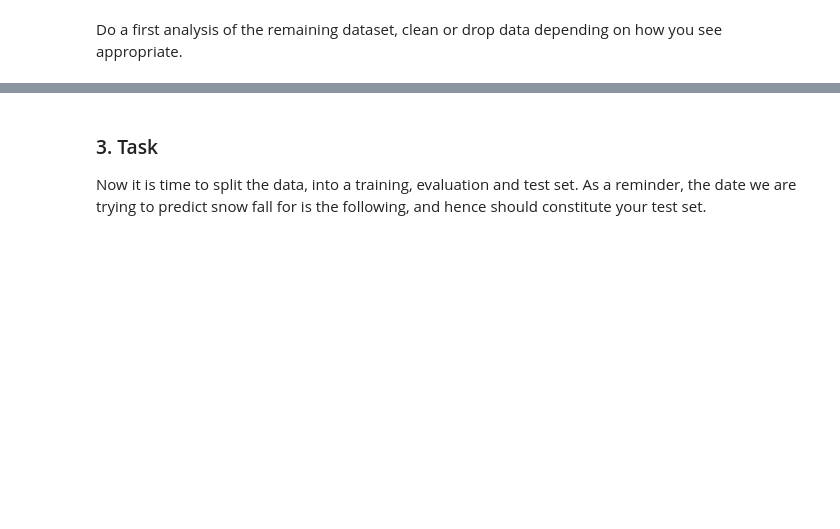
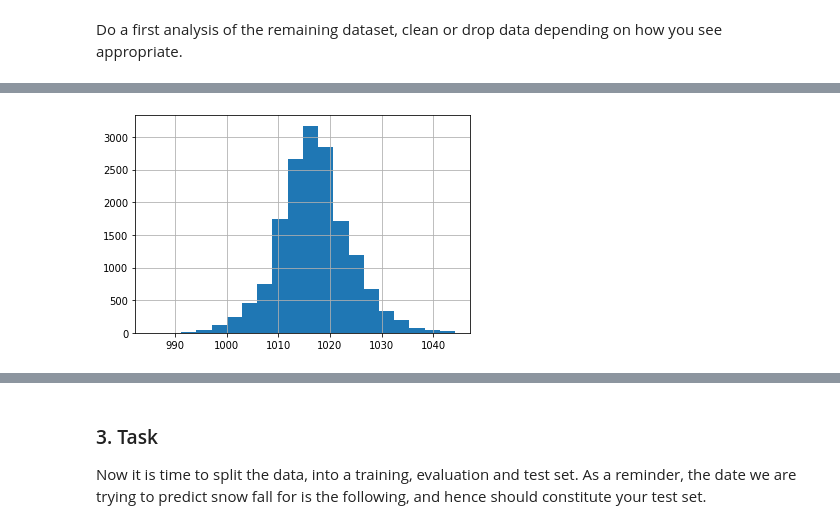
Before and after one commit to Nick-Z0/code-challenges, a Jupyter notebook: datascience/Coding Challenge.ipynb, the cells around one changed output, grey strips where cells are left out. Saved outputs shown, nothing was run; the diff lists cells and outputs as text; code cells hidden in the pictures; blank space fills up the shorter version.

```diff
--- a/datascience/Coding Challenge.ipynb
+++ b/datascience/Coding Challenge.ipynb
@@ -126,0 +282,3 @@ Do a first analysis of the remaining dataset, clean or drop data depending on ho
+# %%
+subset_df = subset_df.loc[:, ~subset_df.columns.str.contains('_samples')]
+subset_df = subset_df.loc[:, ~subset_df.columns.str.contains('_explicit')]
@@ -126,0 +287,5 @@ Do a first analysis of the remaining dataset, clean or drop data depending on ho
+# %%
+# Reindex on station_number and date to get continuous time series.
+data_reindexed = subset_df.set_index(['station_number', 'date']).reindex(pd.MultiIndex.from_product(
+        [subset_df['station_number'].unique(), date_index],
+        names=['station_number', 'date']))
@@ -126,0 +333,4 @@ Do a first analysis of the remaining dataset, clean or drop data depending on ho
+# %%
+subset_df['mean_sealevel_pressure'].hist(bins=20);
+# %% [output]
+[figure, added]
```
Also changed, not shown: parts of 43 cells of this notebook.
